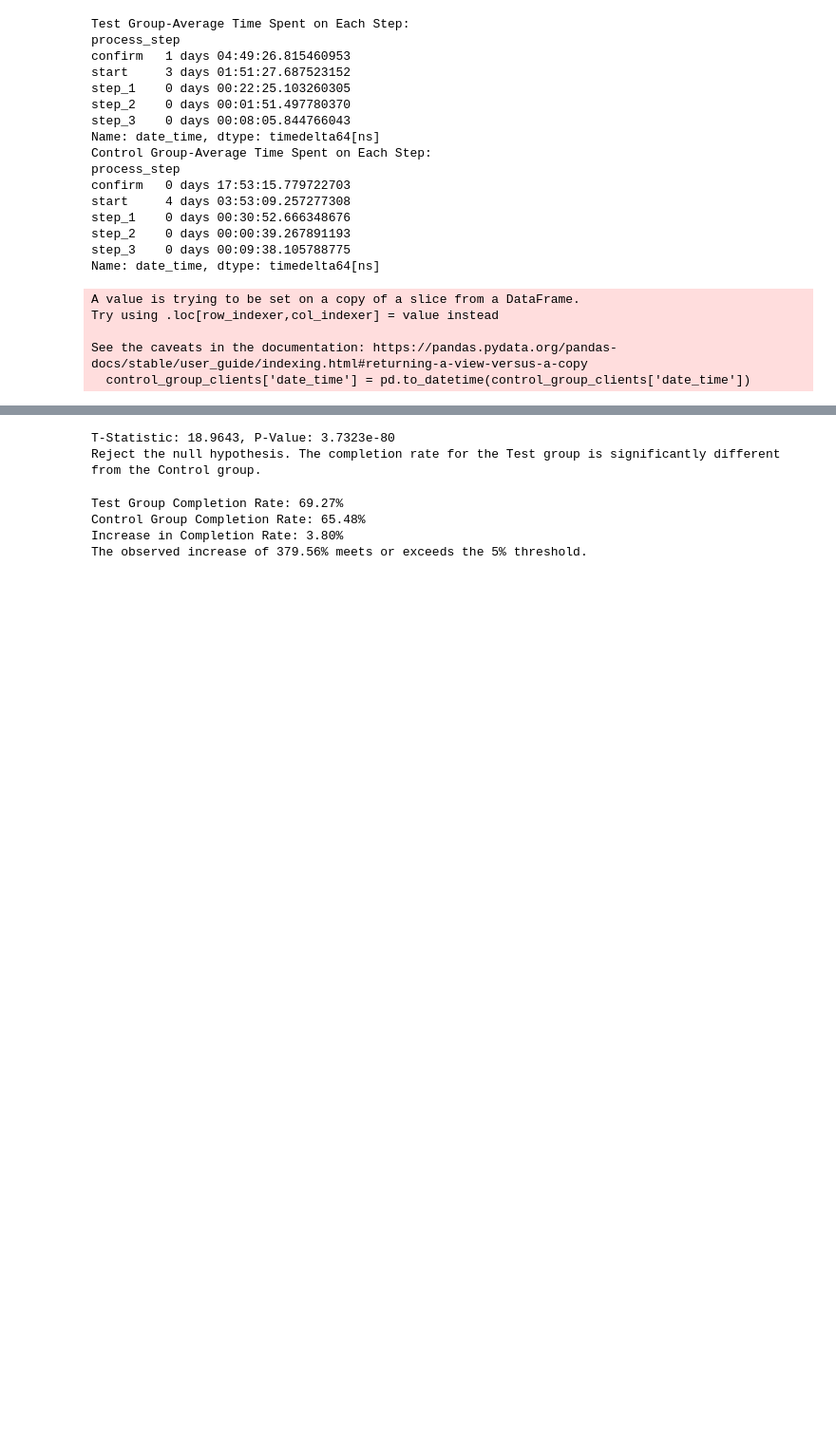
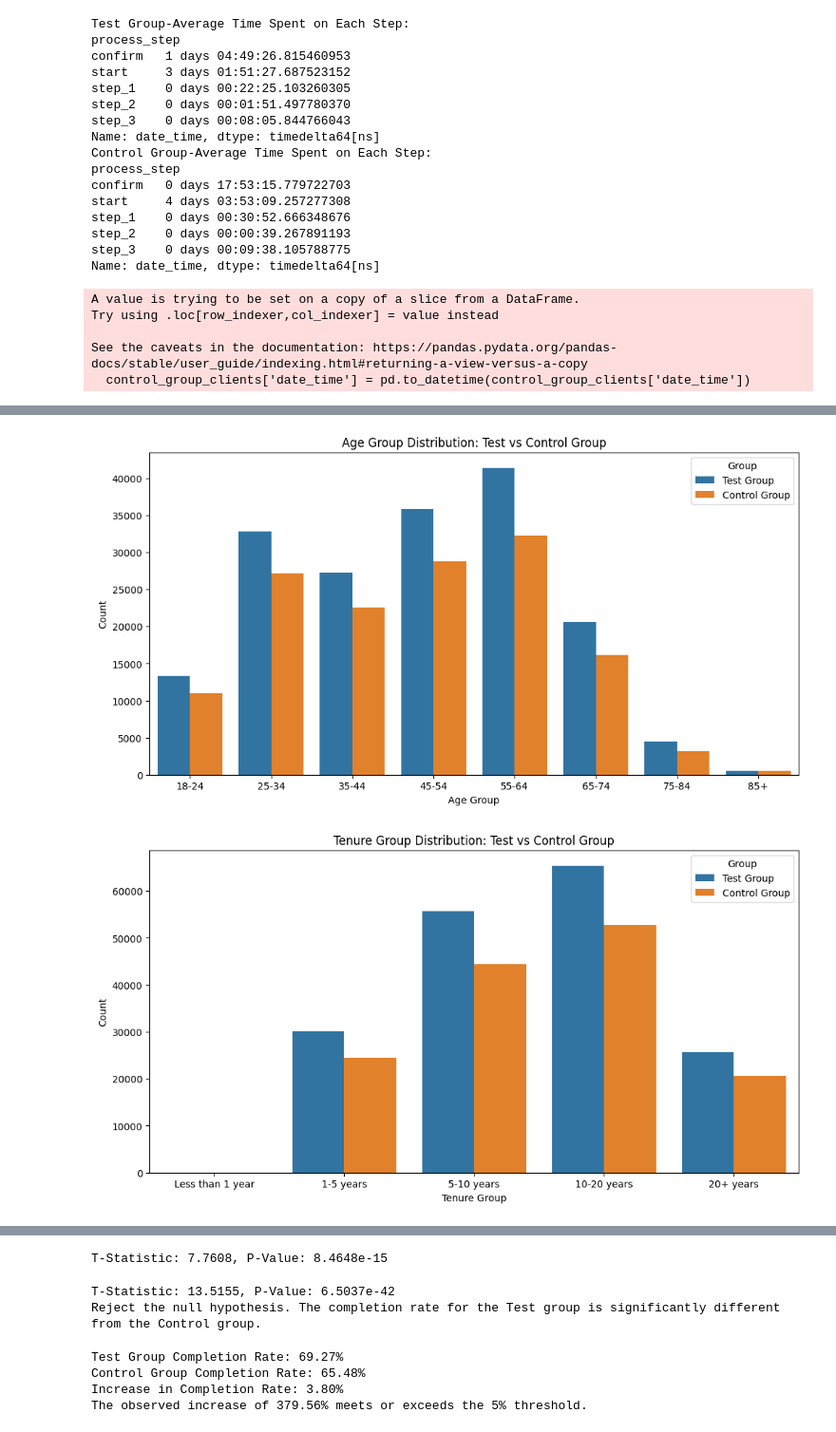
Before and after one commit to mirajkarsneha/vanguard-ab-test, a Jupyter notebook: kpis.ipynb, the cells around one changed output, grey strips where cells are left out. Shown: that part at 95% size. Cells and saved outputs as stored; diff of their text form; code cells hidden in the pictures; blank space fills up the shorter version.

```diff
--- a/kpis.ipynb
+++ b/kpis.ipynb
@@ -193,0 +217,71 @@ Name: process_step, Length: 52205, dtype: int64
+# %%
+###You might want to test whether the average age of clients engaging with the new process is
+#the same as those engaging with the old process
+#You might want to test whether the average age of clients engaging with the new process is the same as those engaging with the old process
+# Perform T-test
+
+import pandas as pd
+import seaborn as sns
+import matplotlib.pyplot as plt
+
+# Load the datasets
+test_group_clients = pd.read_csv('DataFiles/test_group.csv')
+control_group_clients = pd.read_csv('DataFiles/control_group.csv')
+
+# Reset index to avoid duplicate index labels
+test_group_clients = test_group_clients.reset_index(drop=True)
+control_group_clients = control_group_clients.reset_index(drop=True)
+
+# 1. Age Group Distribution
+age_bins = [18, 25, 35, 45, 55, 65, 75, 85, 95]
+age_labels = ['18-24', '25-34', '35-44', '45-54', '55-64', '65-74', '75-84', '85+']
+test_group_clients['age_group'] = pd.cut(test_group_clients['clnt_age'], bins=age_bins, labels=age_labels)
+control_group_clients['age_group'] = pd.cut(control_group_clients['clnt_age'], bins=age_bins, labels=age_labels)
+
+# Combine the datasets and add a 'Group' column
+test_group_clients['Group'] = 'Test Group'
+control_group_clients['Group'] = 'Control Group'
+combined_data = pd.concat([test_group_clients, control_group_clients], ignore_index=True)
+
+# Plot Age Group Distribution
+plt.figure(figsize=(12, 6))
+sns.countplot(data=combined_data, x='age_group', hue='Group', order=age_labels)
+plt.xlabel('Age Group')
+plt.ylabel('Count')
+plt.title('Age Group Distribution: Test vs Control Group')
+plt.legend(title='Group')
+plt.show()
+
+# 2. Client Tenure Analysis
+tenure_bins = [0, 1, 5, 10, 20, 50]
+tenure_labels = ['Less than 1 year', '1-5 years', '5-10 years', '10-20 years', '20+ years']
+combined_data['tenure_group'] = pd.cut(combined_data['clnt_tenure_yr'], bins=tenure_bins, labels=tenure_labels)
+
+# Plot Tenure Group Distribution
+plt.figure(figsize=(12, 6))
+sns.countplot(data=combined_data, x='tenure_group', hue='Group', order=tenure_labels)
+plt.xlabel('Tenure Group')
+plt.ylabel('Count')
+plt.title('Tenure Group Distribution: Test vs Control Group')
+plt.legend(title='Group')
+plt.show()
+
+# 3. Gender Distribution
+plt.figure(figsize=(8, 6))
+sns.countplot(data=combined_data, x='gender', hue='Group')
+plt.xlabel('Gender')
+plt.ylabel('Count')
+plt.title('Gender Distribution: Test vs Control Group')
+plt.legend(title='Group')
+plt.show()
+
+test_group_clients = test_group_clients['clnt_age']
+control_group_clients = control_group_clients['clnt_age']
+
+# Perform T-test
+t_stat, p_value = ttest_ind(test_group_clients, control_group_clients, alternative = "two-sided", equal_var=False)
+
+print(f"T-Statistic: {t_stat:.4f}, P-Value: {p_value:.4e}")
+# %% [output]
+[figure, added]
+[figure, added]
@@ -194,3 +289,4 @@ Name: process_step, Length: 52205, dtype: int64
+T-Statistic: 7.7608, P-Value: 8.4648e-15
 # %%
 # H0: There is no significant difference in the completion rates between the Test and Control groups.
 # H1: The completion rate for the Test group is significantly higher than that of the Control group.
@@ -201,10 +297,10 @@ from scipy.stats import ttest_ind
 
 # Prepare the data for T-test
 test_completions = np.array(test_group_clients['process_step'] == 'confirm', dtype=int)
-control_completions = np.array(control_group_clients['process_step'] == 'confirm', dtype=int)
+control_completions = np.array(control_group_clients['process_step'] == 'confirm', dtype=int)*1.05
 
 # Perform T-test
-t_stat, p_value = ttest_ind(test_completions, control_completions, equal_var=False)
+t_stat, p_value = ttest_ind(test_completions, control_completions, alternative = "greater")
 
 print(f"T-Statistic: {t_stat:.4f}, P-Value: {p_value:.4e}")
 
@@ -216,7 +312,7 @@ if p_value < alpha:
 else:
     print("Fail to reject the null hypothesis. There is no significant difference in completion rates between the Test and Control groups.")
 # %% [output]
-T-Statistic: 18.9643, P-Value: 3.7323e-80
+T-Statistic: 13.5155, P-Value: 6.5037e-42
 Reject the null hypothesis. The completion rate for the Test group is significantly different from the Control group.
 # %%
 # Calculate the difference in completion rates
```
Also changed, not shown: parts of 6 cells of this notebook, 2 other files.
